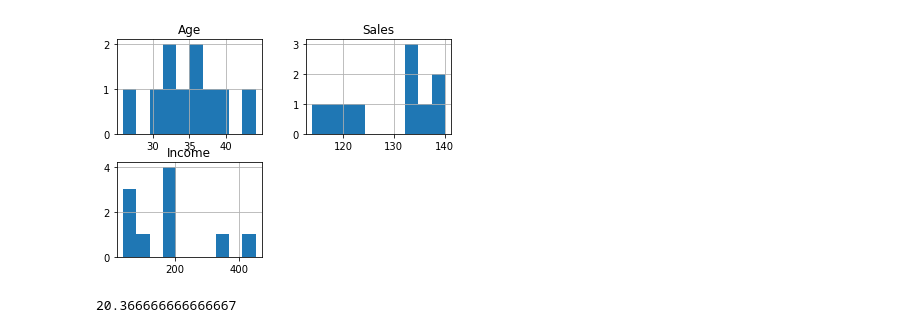
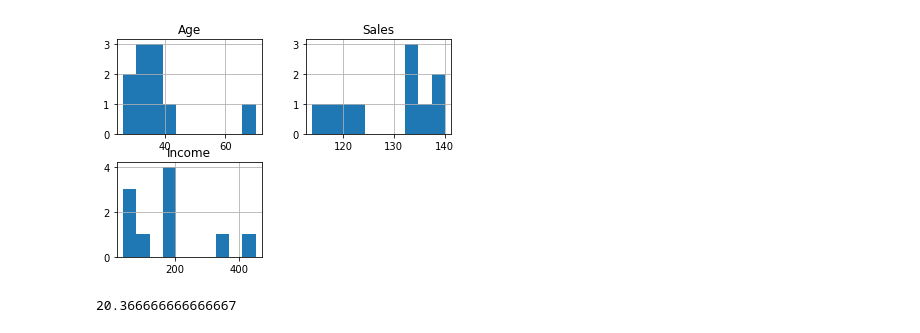
Before and after one commit to RashmivernekarN/ai_with_python_keonics, a Jupyter notebook: Module3/practical.ipynb, the cells around one changed output. Cells and saved outputs as stored; diff of their text form; code cells hidden in the pictures.

```diff
--- a/Module3/practical.ipynb
+++ b/Module3/practical.ipynb
@@ -1,29 +1,29 @@
 # %%
 import pandas as pd
 import matplotlib.pyplot as plt
 
 # create 2D array of table given above
 data = [['E001', 'M', 34, 123, 'Normal', 350],
         ['E002', 'F', 40, 114, 'Overweight', 450],
         ['E003', 'F', 37, 135, 'Obesity', 169],
         ['E004', 'M', 30, 139, 'Underweight', 189],
-        ['E005', 'F', 44, 117, 'Underweight', 183],
+        ['E005', 'F', 70, 117, 'Underweight', 183],
         ['E006', 'M', 36, 121, 'Normal', 80],
         ['E007', 'M', 32, 133, 'Obesity', 166],
         ['E008', 'F', 26, 140, 'Normal', 120],
         ['E009', 'M', 32, 133, 'Normal', 75],
         ['E010', 'M', 36, 133, 'Underweight', 40] ]
 
 # dataframe created with
 # the above data array
 df = pd.DataFrame(data, columns = ['EMPID', 'Gender','Age', 'Sales','BMI', 'Income'] )
 
 # create histogram for numeric data
 df.hist()
 # show plot
 plt.show()
 # %% [output]
-[figure, old version]
+[figure, new version]
 # %%
 sum=21.3+20.8+19
 mean = sum/3
```
Also changed, not shown: parts of 24 cells of this notebook, 2 other files.
